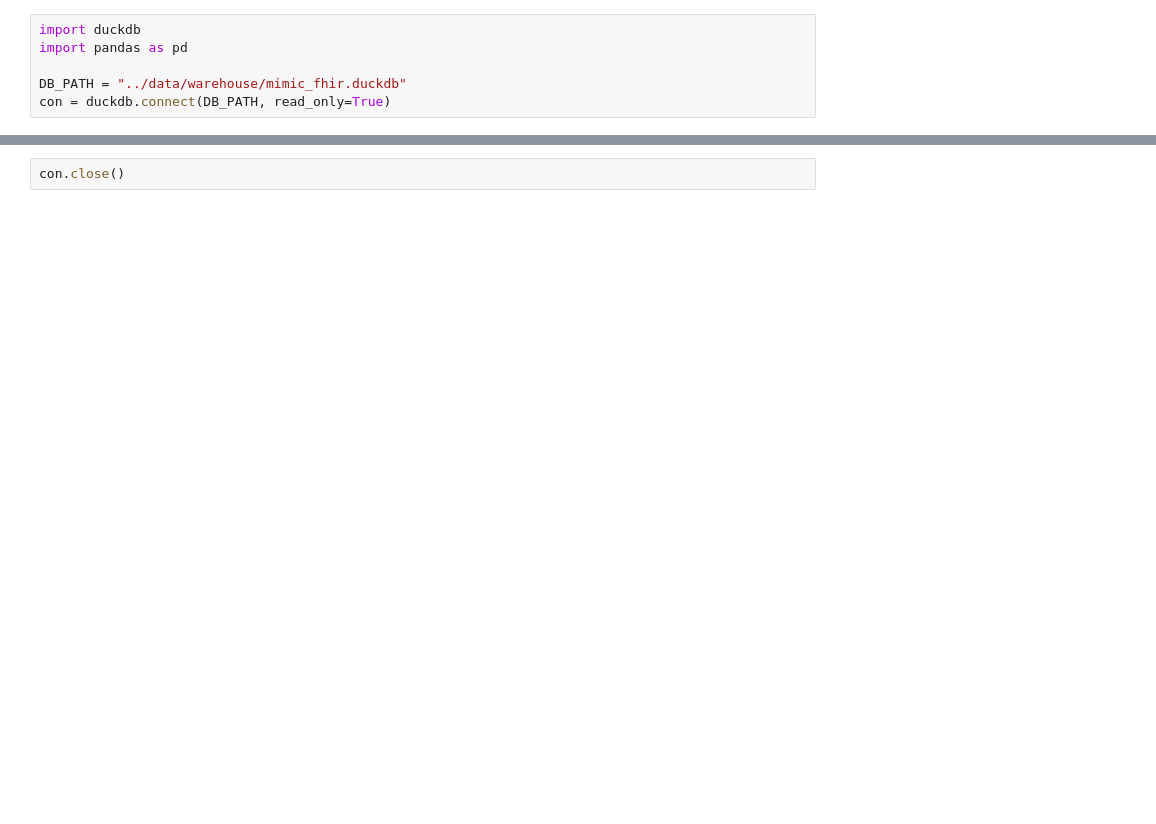
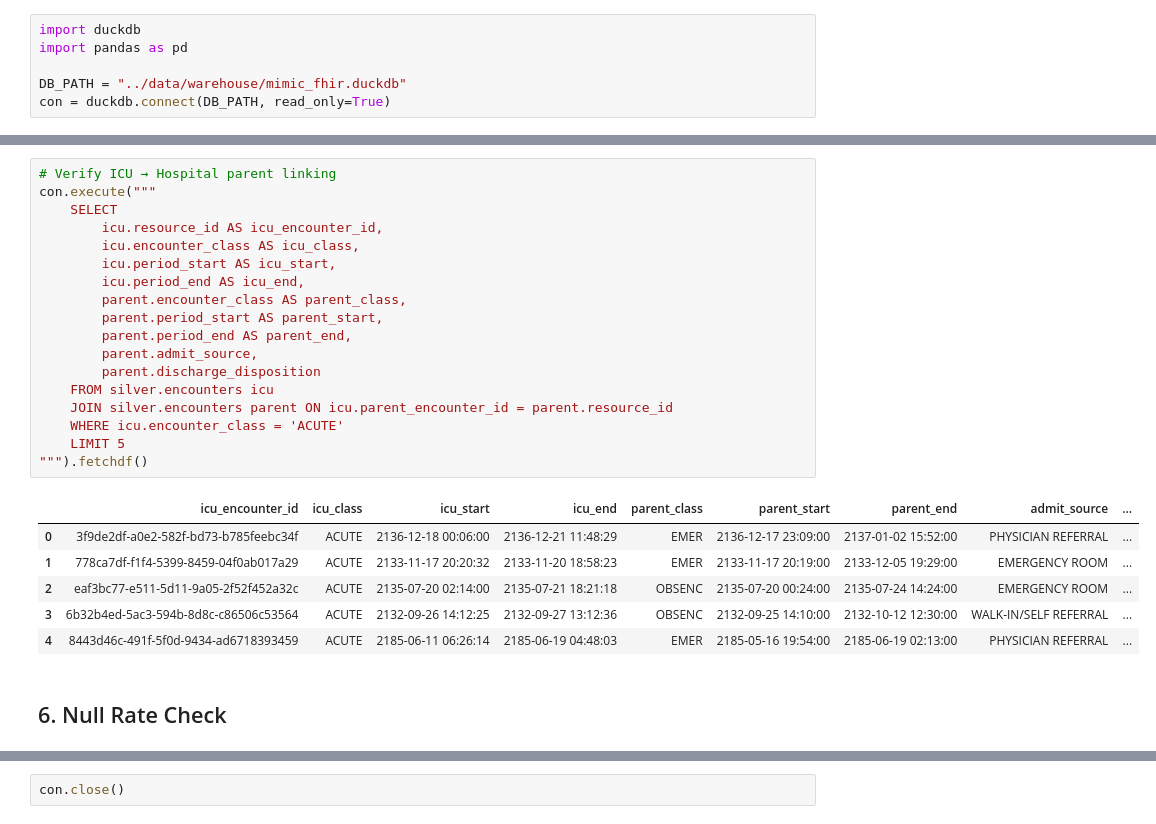
Before and after one commit to kasra321/MIMIC-FHIR, a Jupyter notebook: notebooks/healthcare_utilization_demo.ipynb, the cells around one changed output, grey strips where cells are left out. Drawn from its saved outputs; the diff is of its cells as text; blank space fills up the shorter version.

```diff
--- a/notebooks/healthcare_utilization_demo.ipynb
+++ b/notebooks/healthcare_utilization_demo.ipynb
@@ -53,0 +155,27 @@ con.execute("""
+# %%
+# Verify ICU → Hospital parent linking
+con.execute("""
+    SELECT
+        icu.resource_id AS icu_encounter_id,
+        icu.encounter_class AS icu_class,
+        icu.period_start AS icu_start,
+        icu.period_end AS icu_end,
+        parent.encounter_class AS parent_class,
+        parent.period_start AS parent_start,
+        parent.period_end AS parent_end,
+        parent.admit_source,
+        parent.discharge_disposition
+    FROM silver.encounters icu
+    JOIN silver.encounters parent ON icu.parent_encounter_id = parent.resource_id
+    WHERE icu.encounter_class = 'ACUTE'
+    LIMIT 5
+""").fetchdf()
+# %% [output]
+|  | icu_encounter_id | icu_class | icu_start | icu_end | parent_class | parent_start | parent_end | admit_source | ... |
+| 0 | 3f9de2df-a0e2-582f-bd73-b785feebc34f | ACUTE | 2136-12-18 00:06:00 | 2136-12-21 11:48:29 | EMER | 2136-12-17 23:09:00 | 2137-01-02 15:52:00 | PHYSICIAN REFERRAL | ... |
+| 1 | 778ca7df-f1f4-5399-8459-04f0ab017a29 | ACUTE | 2133-11-17 20:20:32 | 2133-11-20 18:58:23 | EMER | 2133-11-17 20:19:00 | 2133-12-05 19:29:00 | EMERGENCY ROOM | ... |
+| 2 | eaf3bc77-e511-5d11-9a05-2f52f452a32c | ACUTE | 2135-07-20 02:14:00 | 2135-07-21 18:21:18 | OBSENC | 2135-07-20 00:24:00 | 2135-07-24 14:24:00 | EMERGENCY ROOM | ... |
+| 3 | 6b32b4ed-5ac3-594b-8d8c-c86506c53564 | ACUTE | 2132-09-26 14:12:25 | 2132-09-27 13:12:36 | OBSENC | 2132-09-25 14:10:00 | 2132-10-12 12:30:00 | WALK-IN/SELF REFERRAL | ... |
+| 4 | 8443d46c-491f-5f0d-9434-ad6718393459 | ACUTE | 2185-06-11 06:26:14 | 2185-06-19 04:48:03 | EMER | 2185-05-16 19:54:00 | 2185-06-19 02:13:00 | PHYSICIAN REFERRAL | ... |
+# %% [markdown]
+## 6. Null Rate Check
```
Also changed, not shown: parts of 31 cells of this notebook, 21 other files.
